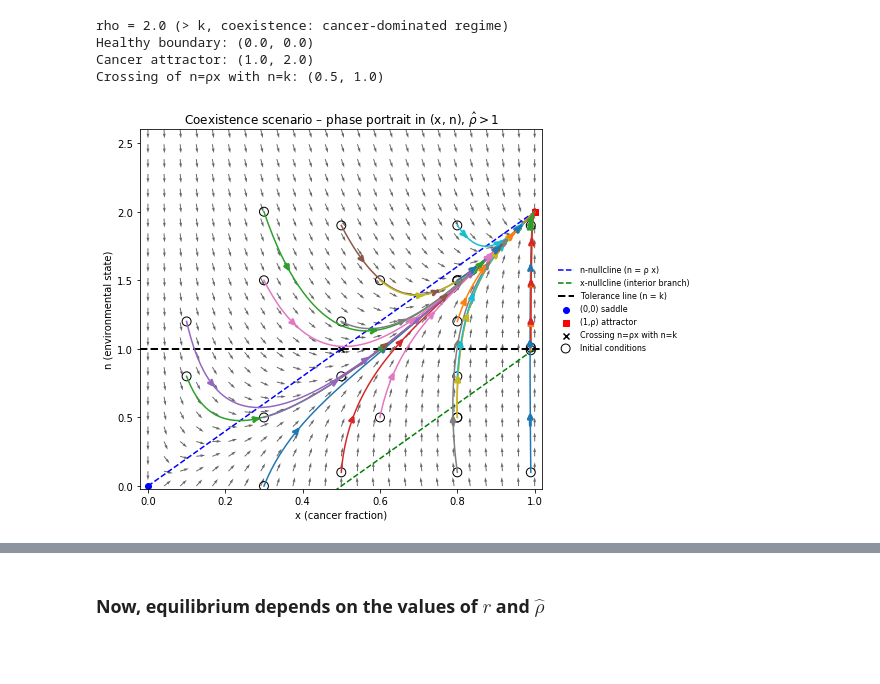
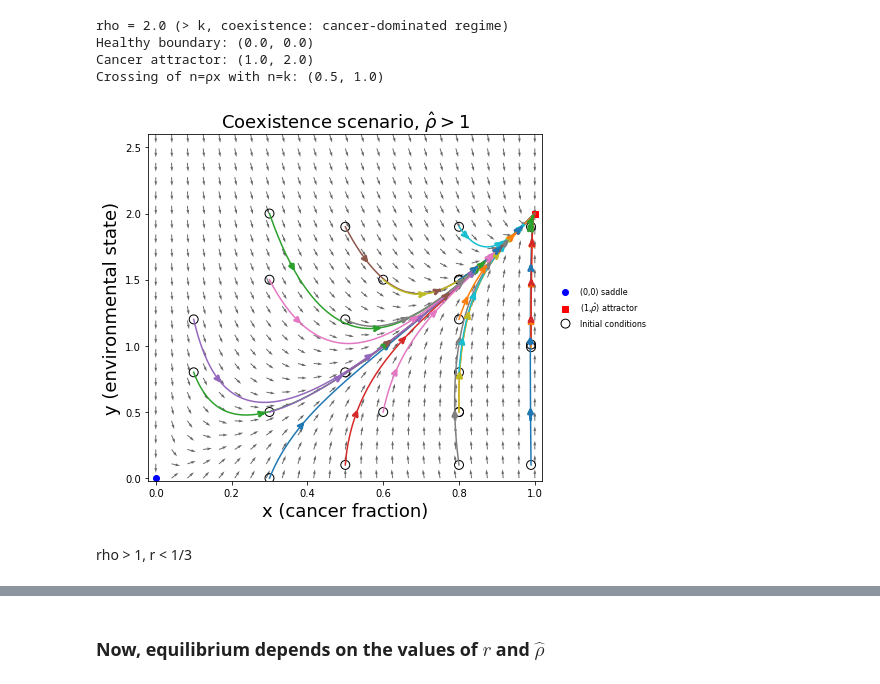
Before and after one commit to gyanezfeliu/dynamics_dormancy, a Jupyter notebook: EGT_paper.ipynb, the cells around one changed output, grey strips where cells are left out. Saved outputs shown, nothing was run; the diff lists cells and outputs as text; code cells hidden in the pictures; blank space fills up the shorter version.

```diff
--- a/EGT_paper.ipynb
+++ b/EGT_paper.ipynb
@@ -977,13 +963,13 @@ ax.quiver(X, N, U_norm, V_norm, angles="xy", alpha=0.6)
 # n-nullcline: n = ρ x
 x_nc = np.linspace(0.0, 1.0, 200)
 n_nc = rho * x_nc
-ax.plot(x_nc, n_nc, "b--", label="n-nullcline (n = ρ x)")
+#ax.plot(x_nc, n_nc, "b--", label="n-nullcline (n = ρ x)")
 
 # x-nullcline interior curve (where bracket in dx/dt = 0)
-ax.plot(x_nc_curve, n_nc_curve, "g--", label="x-nullcline (interior branch)")
+#ax.plot(x_nc_curve, n_nc_curve, "g--", label="x-nullcline (interior branch)")
 
 # tolerance line (not a nullcline here, but biologically meaningful)
-ax.axhline(k, color="black", linestyle="--", linewidth=2, label="Tolerance line (n = k)")
+#ax.axhline(k, color="black", linestyle="--", linewidth=2, label="Environmental tolerance")
 
 # equilibria
 ax.scatter(
@@ -999,9 +985,9 @@ ax.scatter(
     [n_cancer],
     c="red",
     marker="s",
-    label="(1,ρ) attractor",
+    label=r"(1,$\hat\rho$) attractor",
 )
-
+"""
 # marker where n = ρ x crosses n = k (dynamic threshold in n)
 if 0.0 < x_thresh < 1.0:
     ax.scatter(
@@ -1009,9 +995,9 @@ if 0.0 < x_thresh < 1.0:
         [n_thresh],
         c="black",
         marker="x",
-        label="Crossing n=ρx with n=k",
+        label=r"Crossing y=$\hat\rho x^*$ with y=1",
     )
-
+"""
 # trajectories
 for x0, n0 in initial_conditions:
     sol = solve_ivp(
@@ -1034,34 +1020,36 @@ n0_list = [ic[1] for ic in initial_conditions]
 ax.scatter(
     x0_list,
     n0_list,
     marker="o",
     s=80,
     edgecolor="k",
     facecolor="none",
     label="Initial conditions",
 )
 
 # formatting
-ax.set_xlabel("x (cancer fraction)")
-ax.set_ylabel("n (environmental state)")
+ax.set_xlabel("x (cancer fraction)", fontsize=18)
+ax.set_ylabel("y (environmental state)", fontsize=18)
 ax.set_xlim(x_min - 0.02, x_max + 0.02)
 ax.set_ylim(n_min - 0.02, n_max)
-ax.set_title(r'Coexistence scenario – phase portrait in (x, n), $\hat\rho>1$')
+ax.set_title(r'Coexistence scenario, $\hat\rho>1$', fontsize=18)
 
 # leave space on the right for legend
 fig.tight_layout(rect=[0, 0, 0.8, 1])
 
 # legend outside on the right
 ax.legend(
     loc="center left",
     bbox_to_anchor=(1.02, 0.5),
     frameon=False,
     fontsize=8,
 )
 
 # optional save
 # fig.savefig("Figures/coexistence_rho>k.png", dpi=300)
 
 plt.show()
 # %% [output]
-[figure, old version]
+[figure, new version]
+# %% [markdown]
+rho > 1, r < 1/3
```
Also changed, not shown: parts of 7 cells of this notebook, 3 other files.
